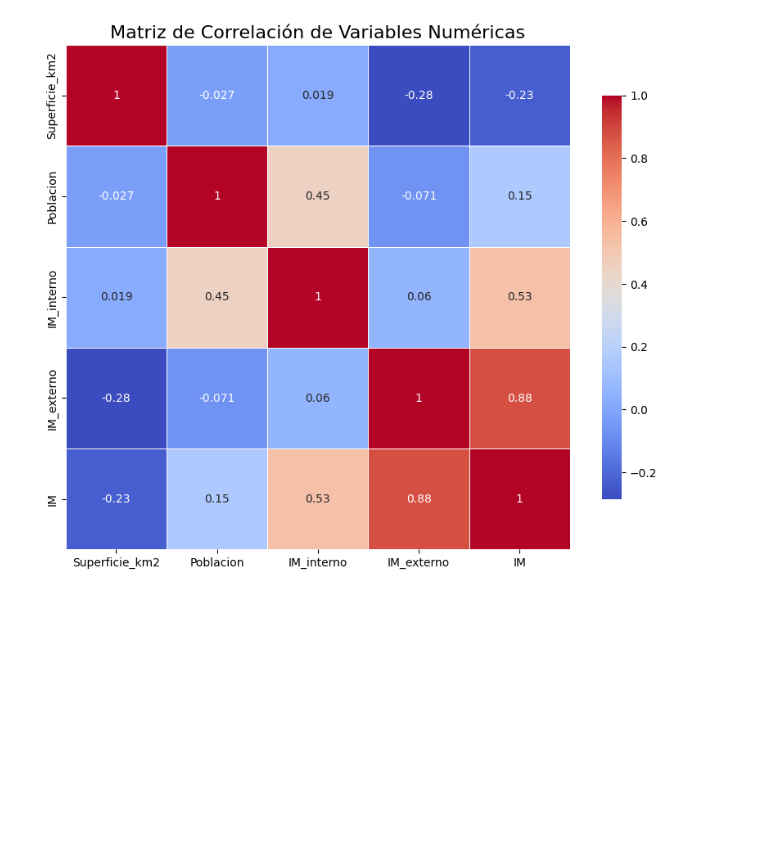
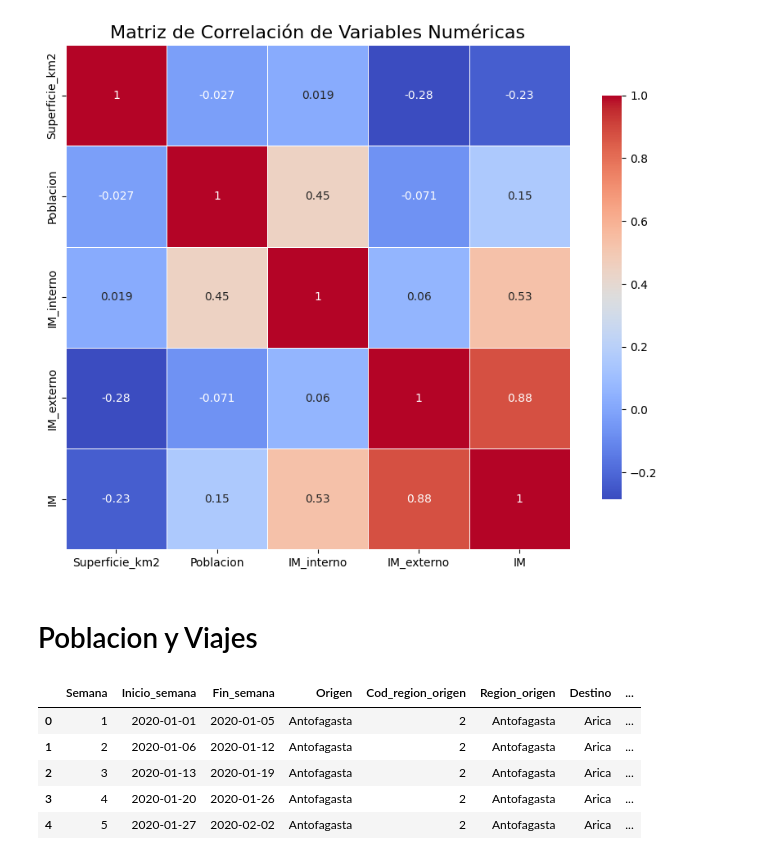
Before and after one commit to Ivan-Arias/Covid-19-Mov, a Jupyter notebook: Movilidad_Chile.ipynb, the cells around one changed output. Cells and saved outputs as stored; diff of their text form; code cells hidden in the pictures; blank space fills up the shorter version.

```diff
--- a/Movilidad_Chile.ipynb
+++ b/Movilidad_Chile.ipynb
@@ -235,3 +237,18 @@ plt.title('Matriz de Correlación de Variables Numéricas', fontsize=16)
 plt.show()
 # %% [output]
 [figure]
+# %% [markdown]
+# Poblacion y Viajes
+# %%
+path = '/content/drive/MyDrive/Maestría en Ciencias de la Computación/Asesoría de Tesis/Epidemias/Datasets/Movilidad Chile/40_TransporteAereo_std.csv'
+
+# leemos el excel
+df_transp_aereo = pd.read_csv(path)
+df_transp_aereo.head()
+# %% [output]
+|  | Semana | Inicio_semana | Fin_semana | Origen | Cod_region_origen | Region_origen | Destino | ... |
+| 0 | 1 | 2020-01-01 | 2020-01-05 | Antofagasta | 2 | Antofagasta | Arica | ... |
+| 1 | 2 | 2020-01-06 | 2020-01-12 | Antofagasta | 2 | Antofagasta | Arica | ... |
+| 2 | 3 | 2020-01-13 | 2020-01-19 | Antofagasta | 2 | Antofagasta | Arica | ... |
+| 3 | 4 | 2020-01-20 | 2020-01-26 | Antofagasta | 2 | Antofagasta | Arica | ... |
+| 4 | 5 | 2020-01-27 | 2020-02-02 | Antofagasta | 2 | Antofagasta | Arica | ... |
```
Also changed, not shown: parts of 18 cells of this notebook.
